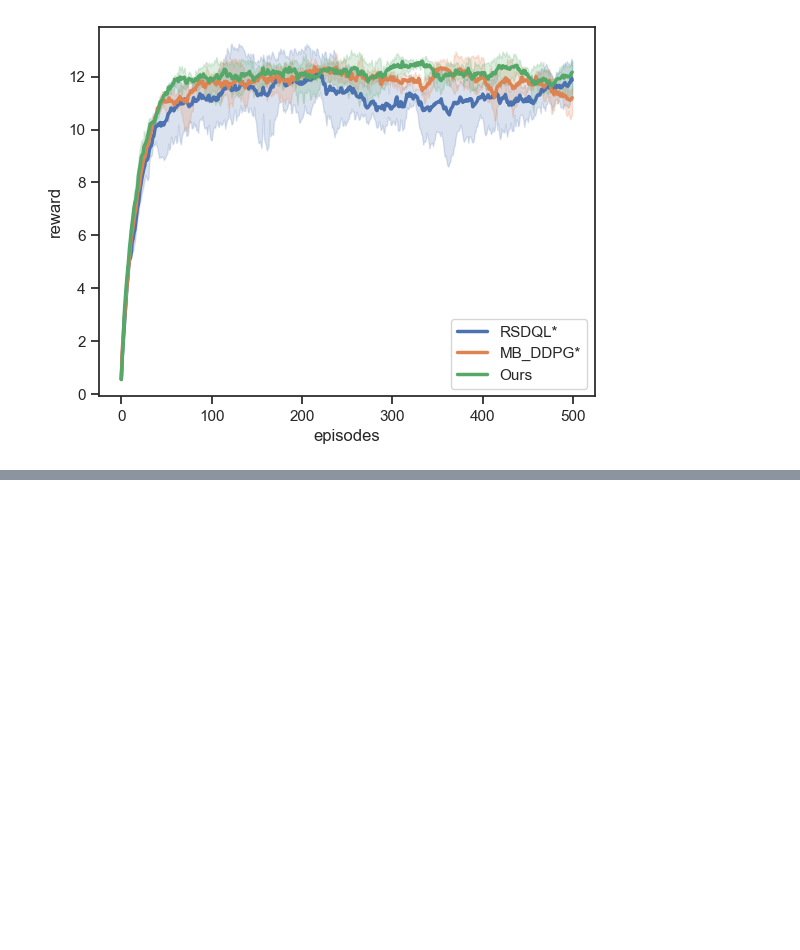
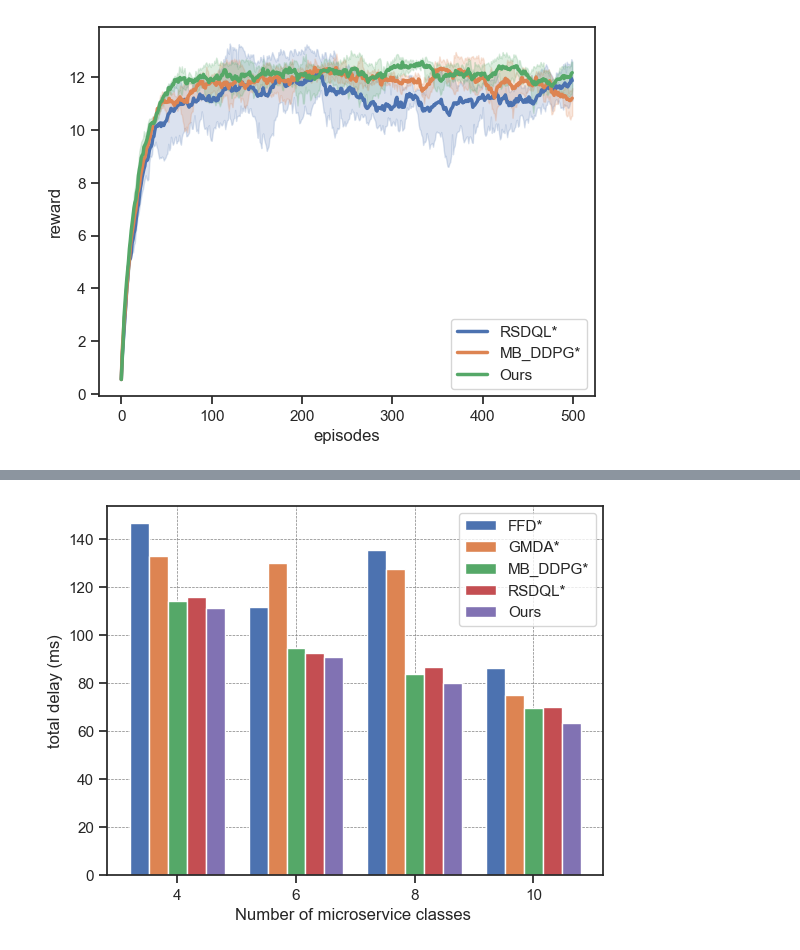
Before and after one commit to JT623/RMS_DDPG, a Jupyter notebook: plotfig_seed.ipynb, the cells around one changed output, grey strips where cells are left out. Cells and saved outputs as stored; diff of their text form; code cells hidden in the pictures; blank space fills up the shorter version.

```diff
--- a/plotfig_seed.ipynb
+++ b/plotfig_seed.ipynb
@@ -217,0 +205,28 @@ plt.show()
+# %%
+# 请求时延plot device=3,node=4
+ms = [4,6,8,10]
+delay_rms = [111.0841,90.9349,80.1338,63.4336]
+delay_mb = [114.0494,94.6250,83.6794,69.6724]
+delay_dql = [115.9104,92.6685,86.5543,70.0570]
+delay_ffd = [146.55,111.79,135.39,86.42]
+delay_gmda = [132.95,130.19,127.53,75.10]
+
+x = np.arange(len(ms))
+total_width, n = 0.8,5
+width = total_width / n
+xticks = x - (total_width-width) / 5
+
+plt.figure()
+plt.bar(xticks-2*width,delay_ffd,width=width,label="FFD*")
+plt.bar(xticks-width,delay_gmda,width=width,label="GMDA*")
+plt.bar(xticks,delay_mb,width=width,label = "MB_DDPG*")
+plt.bar(xticks+width,delay_dql,width=width,label = "RSDQL*")
+plt.bar(xticks+2*width,delay_rms,width=width,label = "Ours")
+plt.xticks(xticks,ms)
+plt.legend(loc="upper right")
+plt.xlabel("Number of microservice classes ")
+plt.ylabel("total delay (ms)")
+plt.grid(True,linestyle="--",color="gray",linewidth="0.5",axis="both")
+plt.show()
+# %% [output]
+[figure, added]
```
Also changed, not shown: parts of 13 cells of this notebook.
